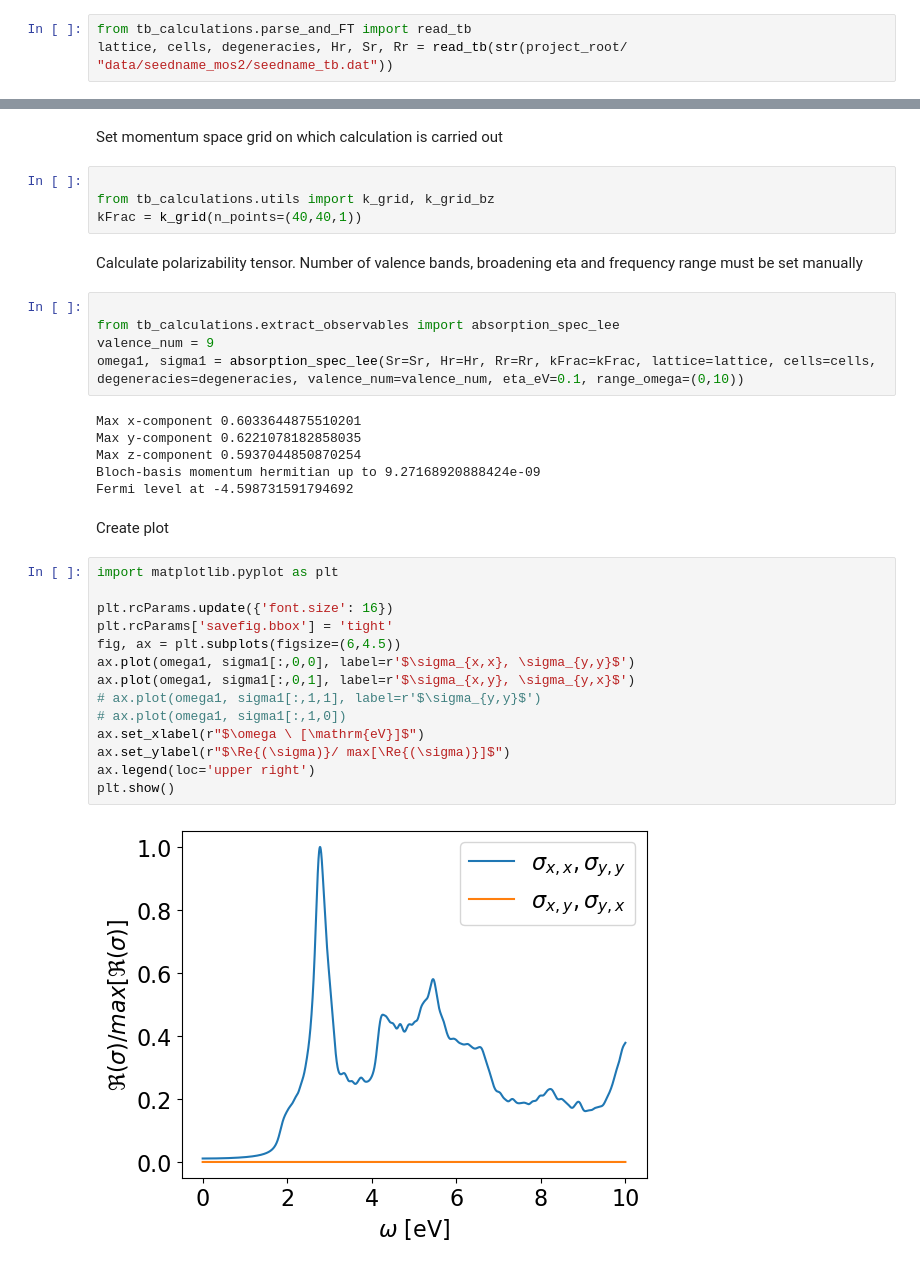
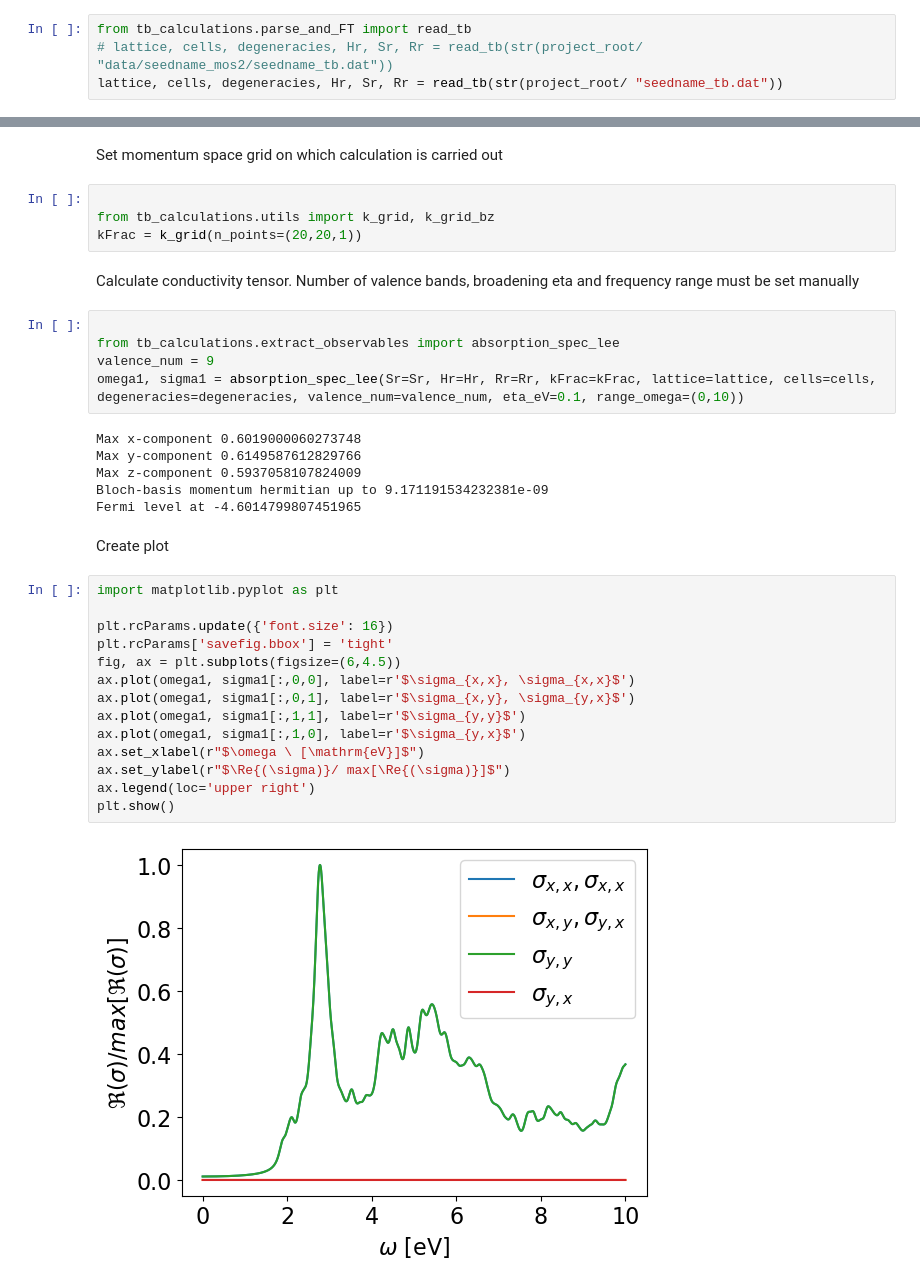
Before and after one commit to JuKoWi/w90_band_from_tbfile, a Jupyter notebook: tutorials/tutorial_1.ipynb, the cells around one changed output, grey strips where cells are left out. Cells and saved outputs as stored; diff of their text form.

```diff
--- a/tutorials/tutorial_1.ipynb
+++ b/tutorials/tutorial_1.ipynb
@@ -10,7 +10,8 @@ project_root = Path.cwd().parent  # Current working directory
 sys.path.insert(0, str(project_root / "src"))
 # %%
 from tb_calculations.parse_and_FT import read_tb
-lattice, cells, degeneracies, Hr, Sr, Rr = read_tb(str(project_root/ "data/seedname_mos2/seedname_tb.dat"))
+# lattice, cells, degeneracies, Hr, Sr, Rr = read_tb(str(project_root/ "data/seedname_mos2/seedname_tb.dat"))
+lattice, cells, degeneracies, Hr, Sr, Rr = read_tb(str(project_root/ "seedname_tb.dat"))
 # %% [output]
 Up to 4 unit cell shifts
 position operator does not fulfill symmetry requirement by up to 1.0427167129734016e-08
@@ -19,35 +20,35 @@ Set momentum space grid on which calculation is carried out
 # %%
 
 from tb_calculations.utils import k_grid, k_grid_bz
-kFrac = k_grid(n_points=(40,40,1))
+kFrac = k_grid(n_points=(20,20,1))
 # %% [markdown]
-Calculate polarizability tensor. Number of valence bands, broadening eta and frequency range must be set manually
+Calculate conductivity tensor. Number of valence bands, broadening eta and frequency range must be set manually
 # %%
 
 from tb_calculations.extract_observables import absorption_spec_lee
 valence_num = 9
 omega1, sigma1 = absorption_spec_lee(Sr=Sr, Hr=Hr, Rr=Rr, kFrac=kFrac, lattice=lattice, cells=cells, degeneracies=degeneracies, valence_num=valence_num, eta_eV=0.1, range_omega=(0,10))
 # %% [output]
-Max x-component 0.6033644875510201
-Max y-component 0.6221078182858035
-Max z-component 0.5937044850870254
-Bloch-basis momentum hermitian up to 9.27168920888424e-09
-Fermi level at -4.598731591794692
+Max x-component 0.6019000060273748
+Max y-component 0.6149587612829766
+Max z-component 0.5937058107824009
+Bloch-basis momentum hermitian up to 9.171191534232381e-09
+Fermi level at -4.6014799807451965
 # %% [markdown]
 Create plot
 # %%
 import matplotlib.pyplot as plt
 
 plt.rcParams.update({'font.size': 16})
 plt.rcParams['savefig.bbox'] = 'tight'
 fig, ax = plt.subplots(figsize=(6,4.5))
-ax.plot(omega1, sigma1[:,0,0], label=r'$\sigma_{x,x}, \sigma_{y,y}$')
+ax.plot(omega1, sigma1[:,0,0], label=r'$\sigma_{x,x}, \sigma_{x,x}$')
 ax.plot(omega1, sigma1[:,0,1], label=r'$\sigma_{x,y}, \sigma_{y,x}$')
-# ax.plot(omega1, sigma1[:,1,1], label=r'$\sigma_{y,y}$')
-# ax.plot(omega1, sigma1[:,1,0])
+ax.plot(omega1, sigma1[:,1,1], label=r'$\sigma_{y,y}$')
+ax.plot(omega1, sigma1[:,1,0], label=r'$\sigma_{y,x}$')
 ax.set_xlabel(r"$\omega \ [\mathrm{eV}]$")
 ax.set_ylabel(r"$\Re{(\sigma)}/ max[\Re{(\sigma)}]$")
 ax.legend(loc='upper right')
 plt.show()
 # %% [output]
-[figure, old version]
+[figure, new version]
```
Also changed, not shown: 25 other files.
